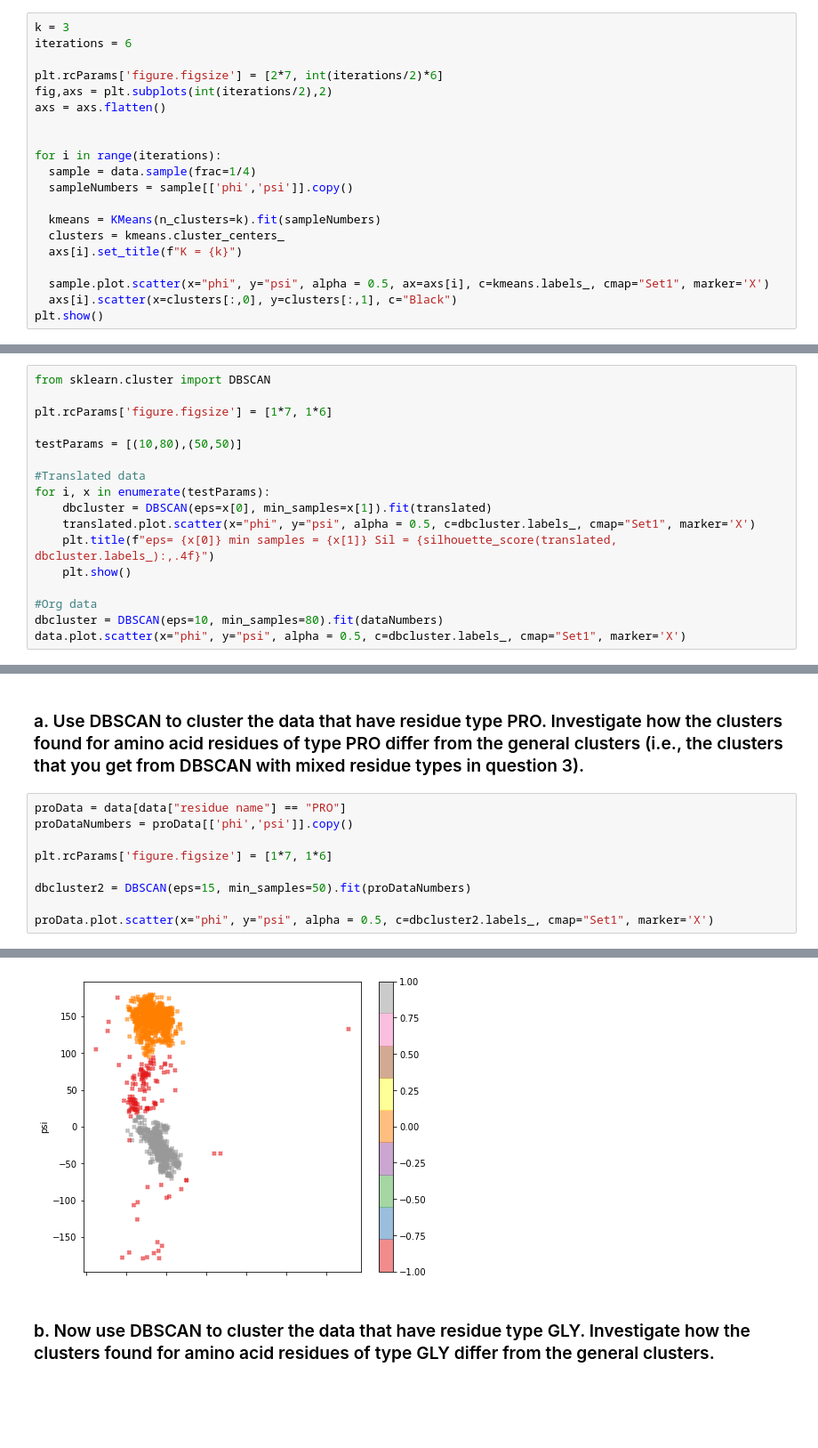
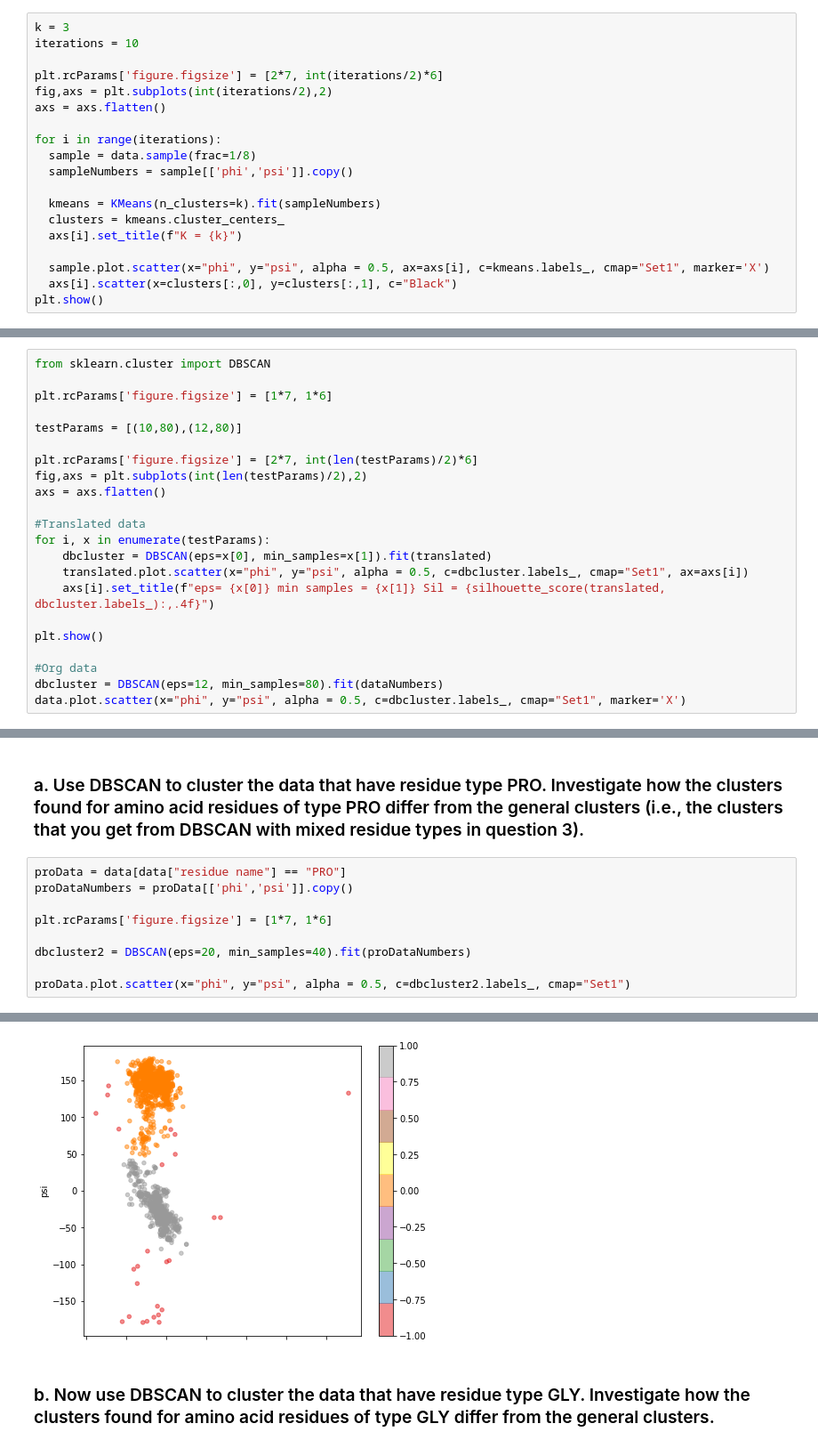
Before and after one commit to jerge/DAT405-DSC, a Jupyter notebook: Lab 3/Lab3.ipynb, the cells around one changed output, grey strips where cells are left out. Shown at 89% size. Drawn from its saved outputs; the diff is of its cells as text; blank space fills up the shorter version.

```diff
--- a/Lab 3/Lab3.ipynb
+++ b/Lab 3/Lab3.ipynb
@@ -85,15 +75,14 @@ for i,k in enumerate(ks):
 ### b.Validate the clusters that are found with the chosen value of K. Hint: See the slides for Lecture 6, Section Validating clustering.
 # %%
 k = 3
-iterations = 6
+iterations = 10
 
 plt.rcParams['figure.figsize'] = [2*7, int(iterations/2)*6]
 fig,axs = plt.subplots(int(iterations/2),2)
 axs = axs.flatten()
 
-
 for i in range(iterations):
-  sample = data.sample(frac=1/4)
+  sample = data.sample(frac=1/8)
   sampleNumbers = sample[['phi','psi']].copy()
 
   kmeans = KMeans(n_clusters=k).fit(sampleNumbers)
@@ -164,15 +160,20 @@ from sklearn.cluster import DBSCAN
 
 plt.rcParams['figure.figsize'] = [1*7, 1*6]
 
-testParams = [(10,80),(50,50)]
+testParams = [(10,80),(12,80)]
+
+plt.rcParams['figure.figsize'] = [2*7, int(len(testParams)/2)*6]
+fig,axs = plt.subplots(int(len(testParams)/2),2)
+axs = axs.flatten()
 
 #Translated data
 for i, x in enumerate(testParams):
     dbcluster = DBSCAN(eps=x[0], min_samples=x[1]).fit(translated)
-    translated.plot.scatter(x="phi", y="psi", alpha = 0.5, c=dbcluster.labels_, cmap="Set1", marker='X')
-    plt.title(f"eps= {x[0]} min samples = {x[1]} Sil = {silhouette_score(translated, dbcluster.labels_):,.4f}")
-    plt.show()
+    translated.plot.scatter(x="phi", y="psi", alpha = 0.5, c=dbcluster.labels_, cmap="Set1", ax=axs[i])
+    axs[i].set_title(f"eps= {x[0]} min samples = {x[1]} Sil = {silhouette_score(translated, dbcluster.labels_):,.4f}")
+
+plt.show()
 
 #Org data
-dbcluster = DBSCAN(eps=10, min_samples=80).fit(dataNumbers)
+dbcluster = DBSCAN(eps=12, min_samples=80).fit(dataNumbers)
 data.plot.scatter(x="phi", y="psi", alpha = 0.5, c=dbcluster.labels_, cmap="Set1", marker='X')
@@ -213,7 +218,7 @@ proDataNumbers = proData[['phi','psi']].copy()
 
 plt.rcParams['figure.figsize'] = [1*7, 1*6]
 
-dbcluster2 = DBSCAN(eps=15, min_samples=50).fit(proDataNumbers)
+dbcluster2 = DBSCAN(eps=20, min_samples=40).fit(proDataNumbers)
 
-proData.plot.scatter(x="phi", y="psi", alpha = 0.5, c=dbcluster2.labels_, cmap="Set1", marker='X')
+proData.plot.scatter(x="phi", y="psi", alpha = 0.5, c=dbcluster2.labels_, cmap="Set1")
 # %% [output]
@@ -221,4 +227,4 @@ proData.plot.scatter(x="phi", y="psi", alpha = 0.5, c=dbcluster2.labels_, cmap="
-[figure, old version]
+[figure, new version]
 # %% [markdown]
 ### b. Now use DBSCAN to cluster the data that have residue type GLY. Investigate how the clusters found for amino acid residues of type GLY differ from the general clusters.
 # %%
```
Also changed, not shown: parts of 9 cells of this notebook.
